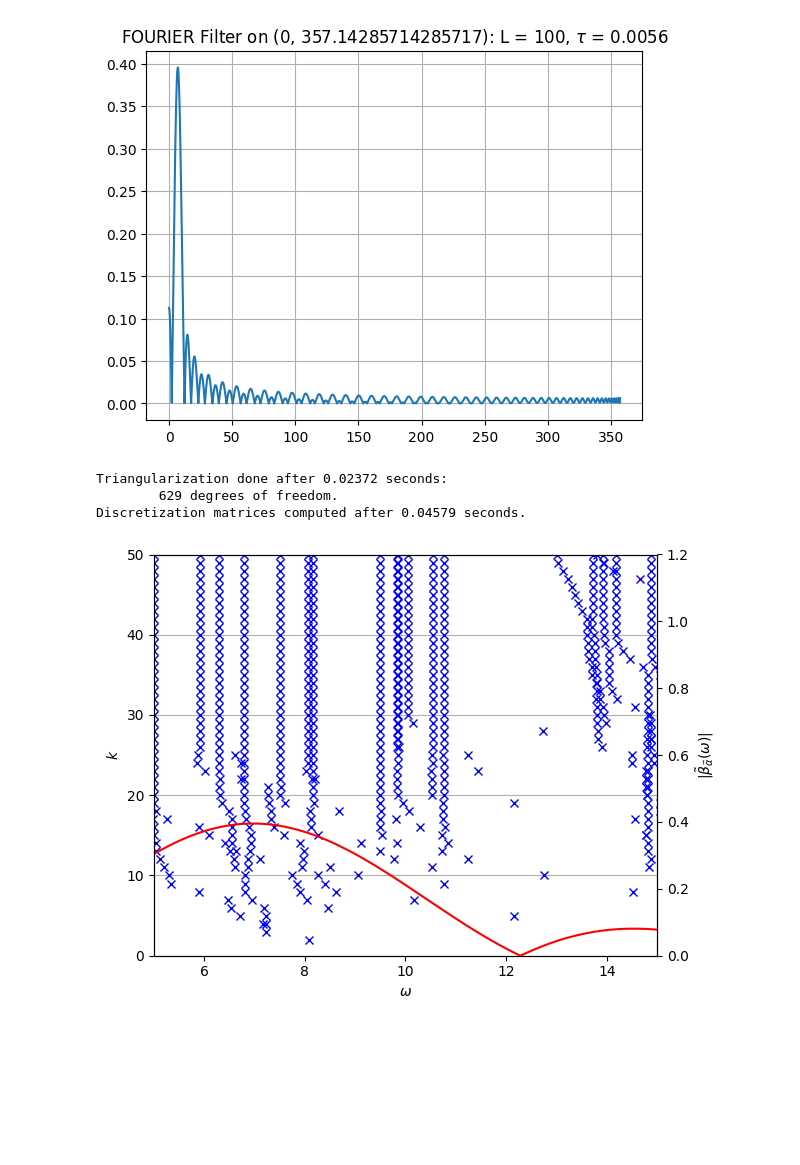
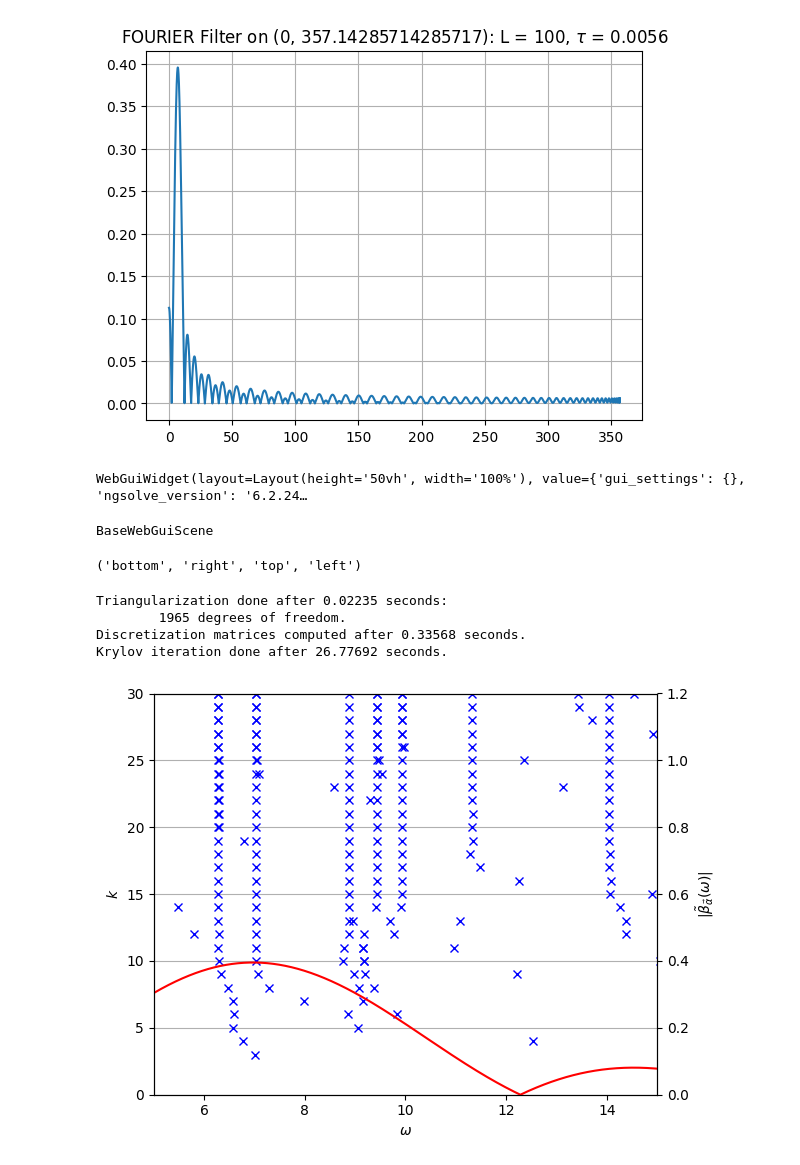
Before and after one commit to Michozord/Kylov_ev_solver, a Jupyter notebook: src/ngsaddon/demos/solver_demo.ipynb, the cells around one changed output. Drawn from its saved outputs; the diff is of its cells as text; code cells hidden in the pictures; blank space fills up the shorter version.

```diff
--- a/src/ngsaddon/demos/solver_demo.ipynb
+++ b/src/ngsaddon/demos/solver_demo.ipynb
@@ -16,17 +17,38 @@ alpha1.plot()
 [figure]
 # %%
 geo = SplineGeometry()
-geo.AddRectangle((0,0),(pow(2, 1/3),1))
-mesh = Mesh(geo.GenerateMesh(maxh=0.05))
-solver = KrylovSolver(mesh, L, tau, alpha1, m_max = 50)
-solver.discretize(1)
-solver.solve()
-solver.plot_results(5, 15, "")
+p1,p2,p3,p4,p5 = [ geo.AppendPoint(x,y) for x,y in [(0,0), (1,0), (0.8,0.4), (1,1), (0,1)] ]
+geo.Append (["line", p1, p2], bc="2")
+geo.Append (["line", p2, p3], bc="2")
+geo.Append (["line", p3, p4], bc="2")
+geo.Append (["line", p4, p5], bc="2")
+geo.Append (["line", p5, p1], bc="1")
+#geo.Append (["spline3", p2,p3,p4])
+#geo.Append (["spline3", p4,p5,p1])
+
+#print("generating mesh...")
+#mesh = Mesh(geo.GenerateMesh(maxh=0.05))
+mesh = Mesh(unit_square.GenerateMesh(maxh=0.05))
+#print("mesh generated...")
+Draw(mesh)
 # %% [output]
-Triangularization done after 0.02372 seconds:
-        629 degrees of freedom.
-Discretization matrices computed after 0.04579 seconds.
+WebGuiWidget(layout=Layout(height='50vh', width='100%'), value={'gui_settings': {}, 'ngsolve_version': '6.2.24…
-[figure, removed]
+BaseWebGuiScene
+# %%
+mesh.GetBoundaries()
+# %% [output]
+('bottom', 'right', 'top', 'left')
+# %%
+solver = KrylovSolver(mesh, L, tau, alpha1, m_max = 30)
+solver.discretize(order=2)
+solver.solve()
+solver.plot(5, 15, "")
+# %% [output]
+Triangularization done after 0.02235 seconds:
+        1965 degrees of freedom.
+Discretization matrices computed after 0.33568 seconds.
+Krylov iteration done after 26.77692 seconds.
+[figure, added]
 # %%
 eigval, eigvec = solver.get_single_result(7*7, -1)
 print(eigval)
```
Also changed, not shown: parts of 4 cells of this notebook, 1 other file.
